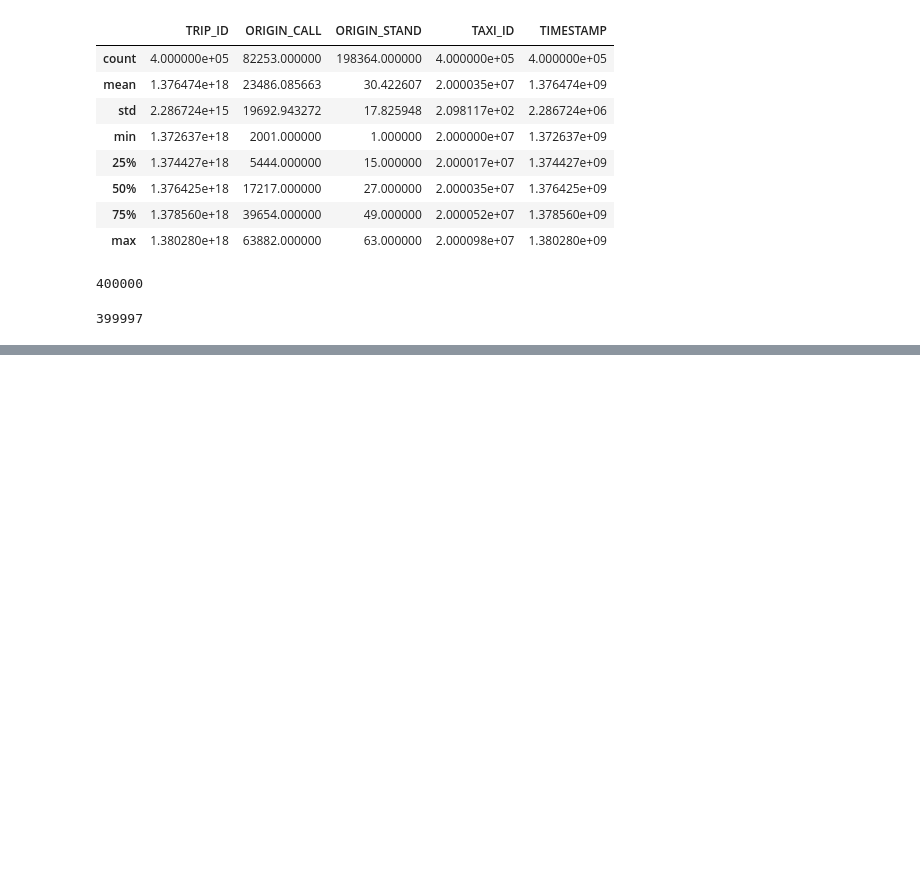
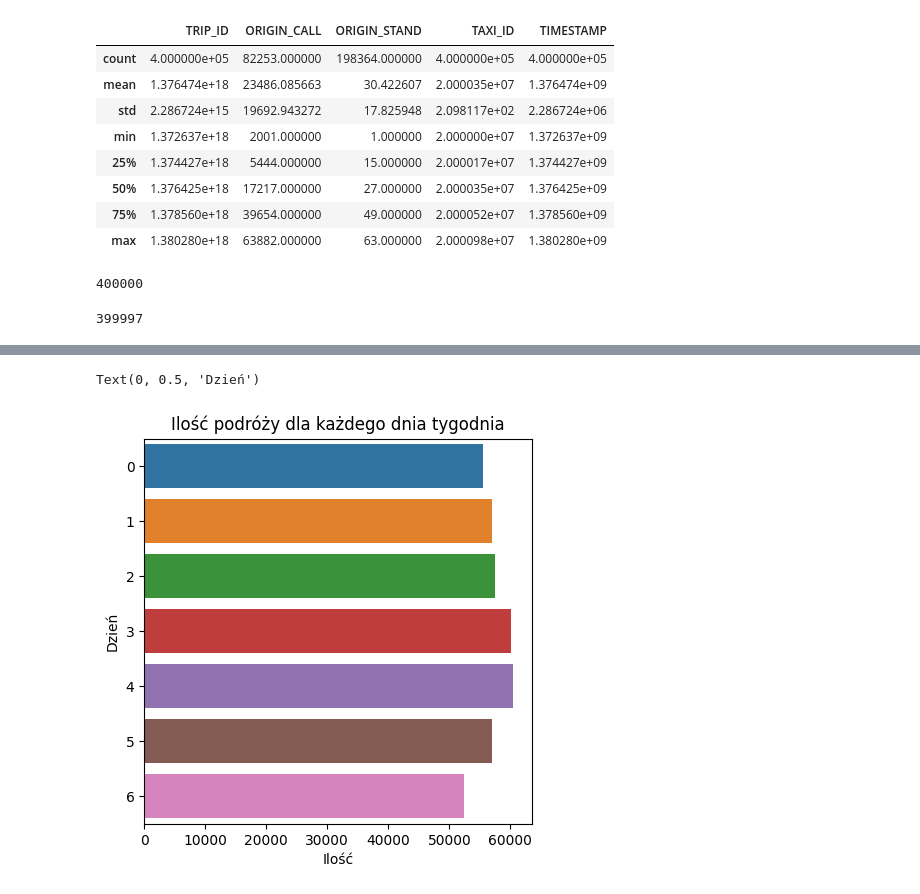
Before and after one commit to Pawel-Wojc/taxi_trip_prediction, a Jupyter notebook: Projekt.ipynb, the cells around one changed output, grey strips where cells are left out. Drawn from its saved outputs; the diff is of its cells as text; code cells hidden in the pictures; blank space fills up the shorter version.

```diff
--- a/Projekt.ipynb
+++ b/Projekt.ipynb
@@ -85,0 +97,9 @@ baza[-5:] # ostatnie 5 rekordów
+# %%
+plt.figure(figsize = (5,5))
+plt.title('Ilość podróży dla każdego dnia tygodnia')
+sns.countplot(y = 'week_day', data = baza)
+plt.xlabel('Ilość')
+plt.ylabel('Dzień')
+# %% [output]
+Text(0, 0.5, 'Dzień')
+[figure, added]
```
Also changed, not shown: parts of 23 cells of this notebook.
